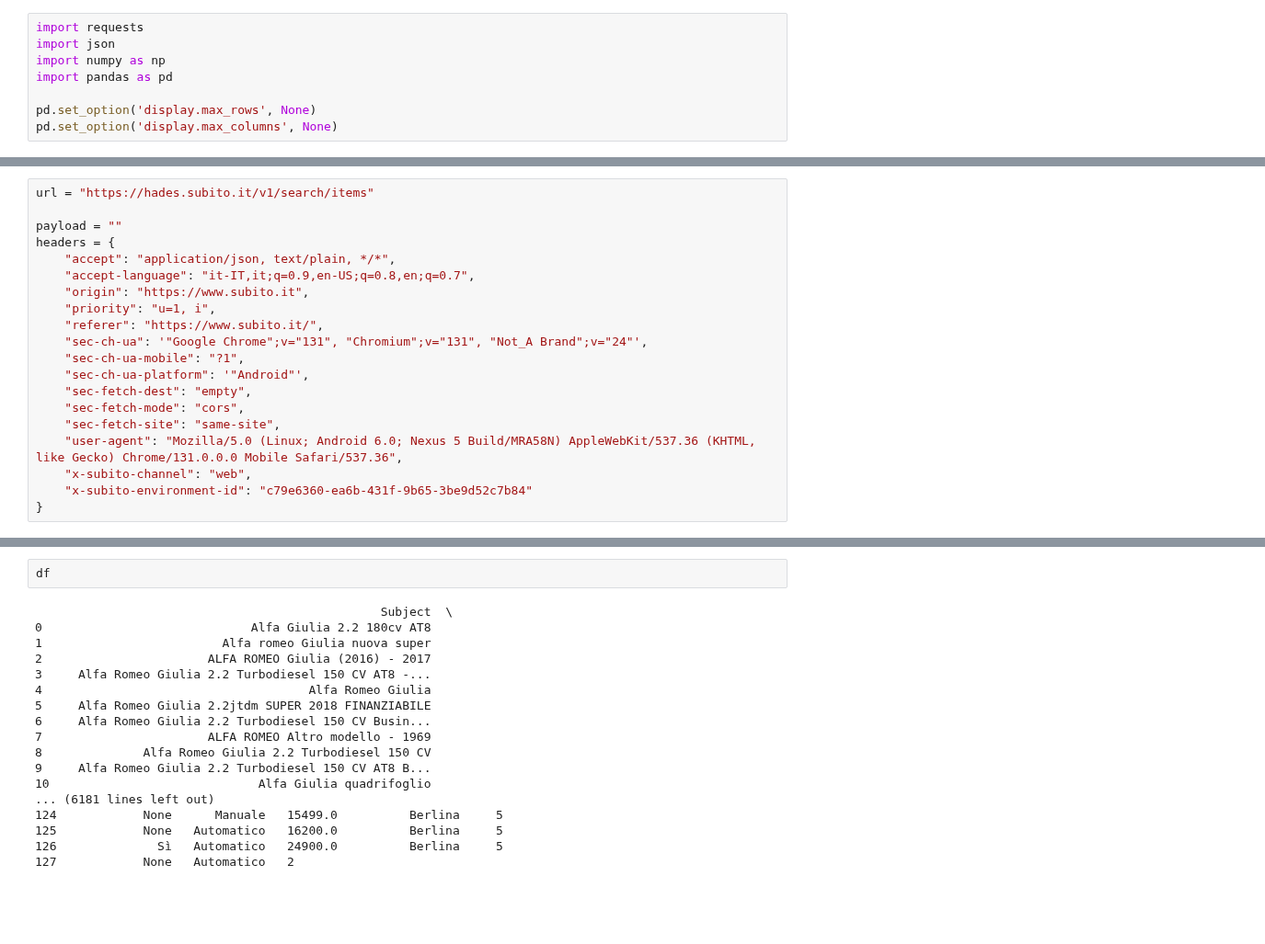
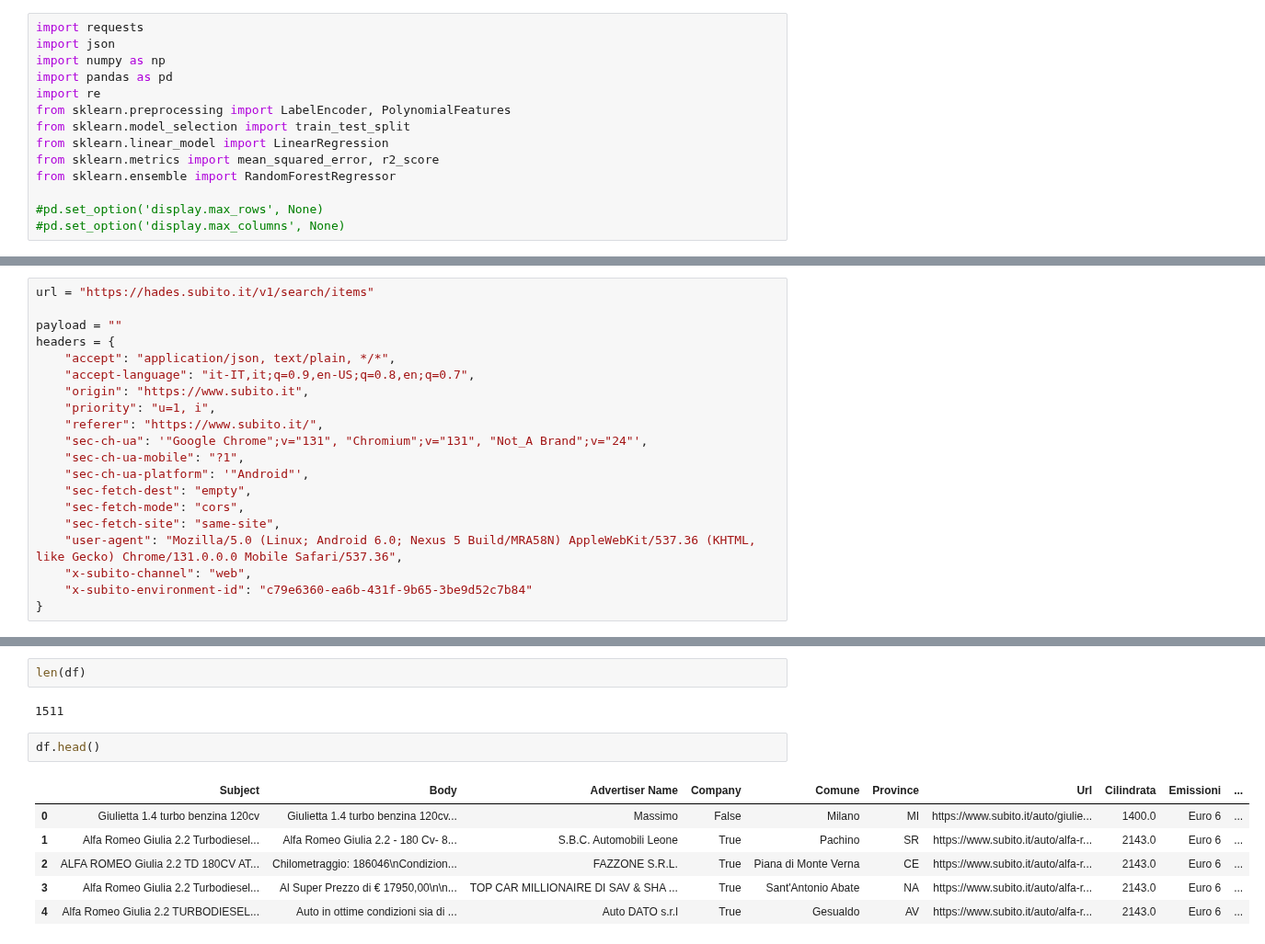
Before and after one commit to andreapanico10/automobili-subito-it, a Jupyter notebook: subito-scraper.ipynb, the cells around one changed output, grey strips where cells are left out. Shown at 92% size. Cells and saved outputs as stored; diff of their text form; blank space fills up the shorter version.

```diff
--- a/subito-scraper.ipynb
+++ b/subito-scraper.ipynb
@@ -3,9 +3,15 @@ import requests
 import json
 import numpy as np
 import pandas as pd
+import re
+from sklearn.preprocessing import LabelEncoder, PolynomialFeatures
+from sklearn.model_selection import train_test_split
+from sklearn.linear_model import LinearRegression
+from sklearn.metrics import mean_squared_error, r2_score
+from sklearn.ensemble import RandomForestRegressor
 
-pd.set_option('display.max_rows', None)
-pd.set_option('display.max_columns', None)
+#pd.set_option('display.max_rows', None)
+#pd.set_option('display.max_columns', None)
 # %%
 def querystring(start=0, elems=100) -> dict:
     return {"q":"alfa giulia","c":"2","t":"s","qso":"false","shp":"false","urg":"false","sort":"datedesc","lim":f"{elems}","start":f"{start}"}
@@ -121,23 +166,16 @@ try:
 
 except json.JSONDecodeError:
     print("Failed to parse JSON response")
+# %%
+len(df)
+# %% [output]
+1511
 # %%
-df
+df.head()
 # %% [output]
-                                                Subject  \
-0                             Alfa Giulia 2.2 180cv AT8
-1                         Alfa romeo Giulia nuova super
-2                       ALFA ROMEO Giulia (2016) - 2017
-3     Alfa Romeo Giulia 2.2 Turbodiesel 150 CV AT8 -...
-4                                     Alfa Romeo Giulia
-5     Alfa Romeo Giulia 2.2jtdm SUPER 2018 FINANZIABILE
-6     Alfa Romeo Giulia 2.2 Turbodiesel 150 CV Busin...
-7                       ALFA ROMEO Altro modello - 1969
-8              Alfa Romeo Giulia 2.2 Turbodiesel 150 CV
-9     Alfa Romeo Giulia 2.2 Turbodiesel 150 CV AT8 B...
-10                             Alfa Giulia quadrifoglio
-... (6181 lines left out)
-124            None      Manuale   15499.0          Berlina     5
-125            None   Automatico   16200.0          Berlina     5
-126              Sì   Automatico   24900.0          Berlina     5
-127            None   Automatico   2
+|  | Subject | Body | Advertiser Name | Company | Comune | Province | Url | Cilindrata | Emissioni | ... |
+| 0 | Giulietta 1.4 turbo benzina 120cv | Giulietta 1.4 turbo benzina 120cv... | Massimo | False | Milano | MI | https://www.subito.it/auto/giulie... | 1400.0 | Euro 6 | ... |
+| 1 | Alfa Romeo Giulia 2.2 Turbodiesel... | Alfa Romeo Giulia 2.2 - 180 Cv- 8... | S.B.C. Automobili Leone | True | Pachino | SR | https://www.subito.it/auto/alfa-r... | 2143.0 | Euro 6 | ... |
+| 2 | ALFA ROMEO Giulia 2.2 TD 180CV AT... | Chilometraggio: 186046\nCondizion... | FAZZONE S.R.L. | True | Piana di Monte Verna | CE | https://www.subito.it/auto/alfa-r... | 2143.0 | Euro 6 | ... |
+| 3 | Alfa Romeo Giulia 2.2 Turbodiesel... | Al Super Prezzo di € 17950,00\n\n... | TOP CAR MILLIONAIRE DI SAV & SHA ... | True | Sant'Antonio Abate | NA | https://www.subito.it/auto/alfa-r... | 2143.0 | Euro 6 | ... |
+| 4 | Alfa Romeo Giulia 2.2 TURBODIESEL... | Auto in ottime condizioni sia di ... | Auto DATO s.r.l | True | Gesualdo | AV | https://www.subito.it/auto/alfa-r... | 2143.0 | Euro 6 | ... |
```
Also changed, not shown: parts of 6 cells of this notebook.
